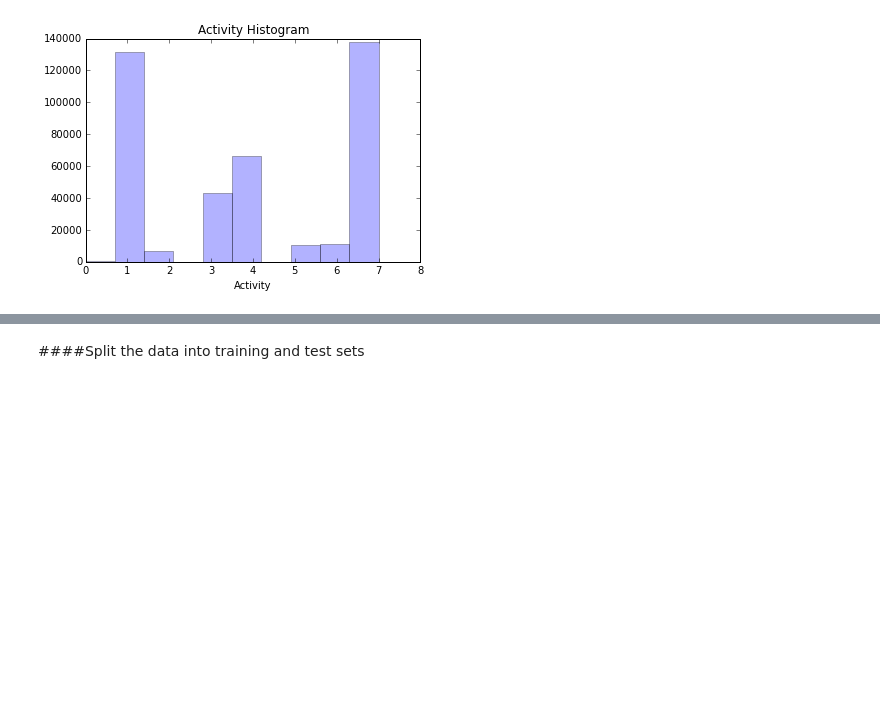
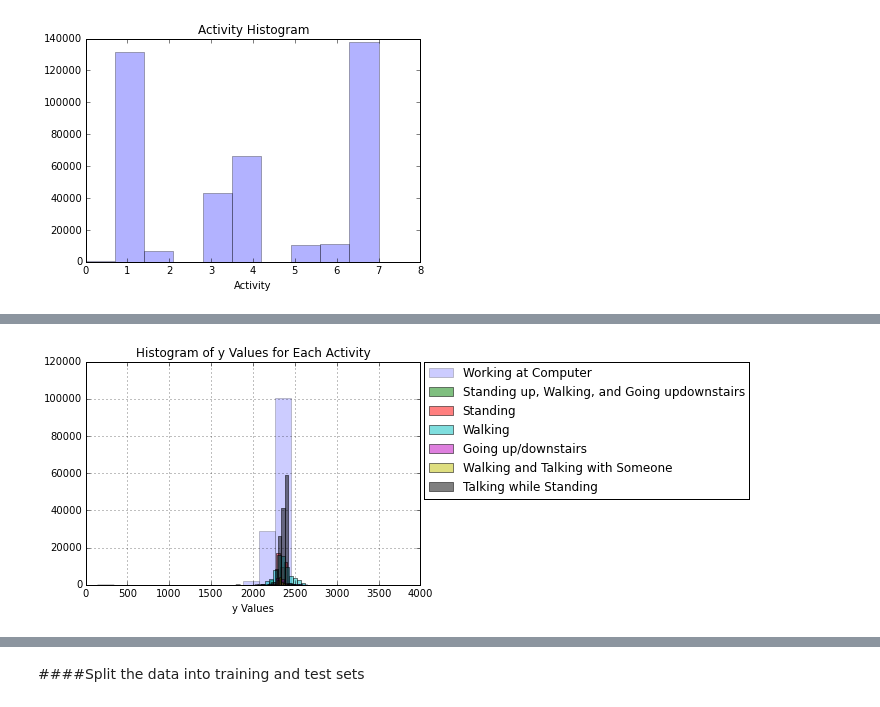
Before and after one commit to molliemarie/DS-Projects, a Jupyter notebook: Accelerometer/accelerometer2.ipynb, the cells around one changed output, grey strips where cells are left out. Cells and saved outputs as stored; diff of their text form; code cells hidden in the pictures; blank space fills up the shorter version.

```diff
--- a/Accelerometer/accelerometer2.ipynb
+++ b/Accelerometer/accelerometer2.ipynb
@@ -339,0 +358,4 @@ pl.show()
+# %%
+plotfigs('yval', 'y Values', 'Histogram of y Values for Each Activity')
+# %% [output]
+[figure, added]
```
Also changed, not shown: parts of 21 cells of this notebook.
